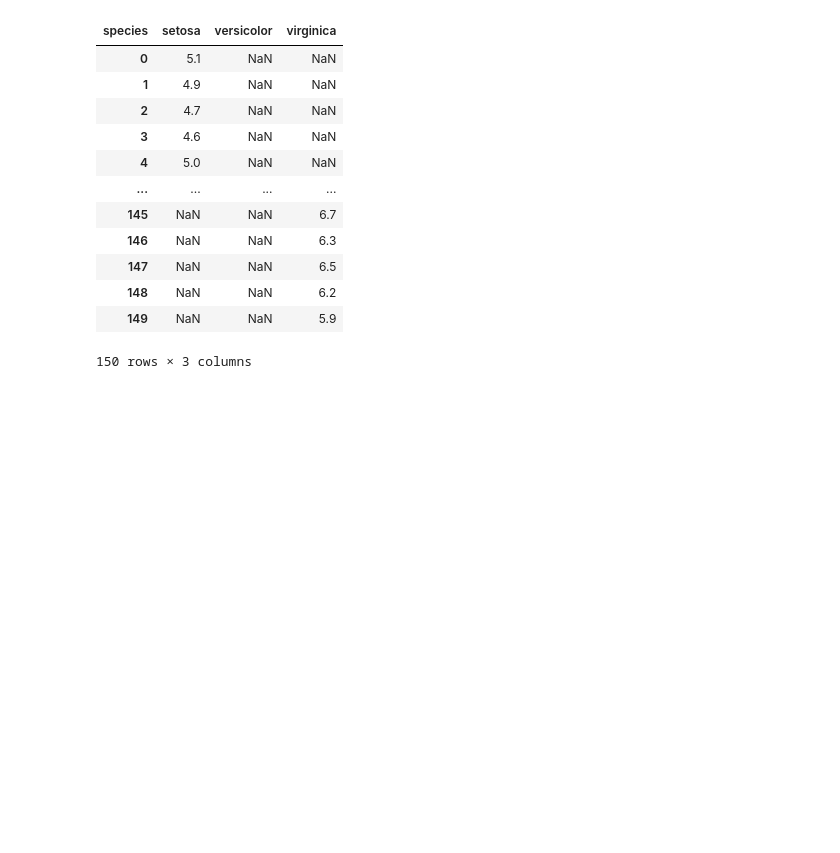
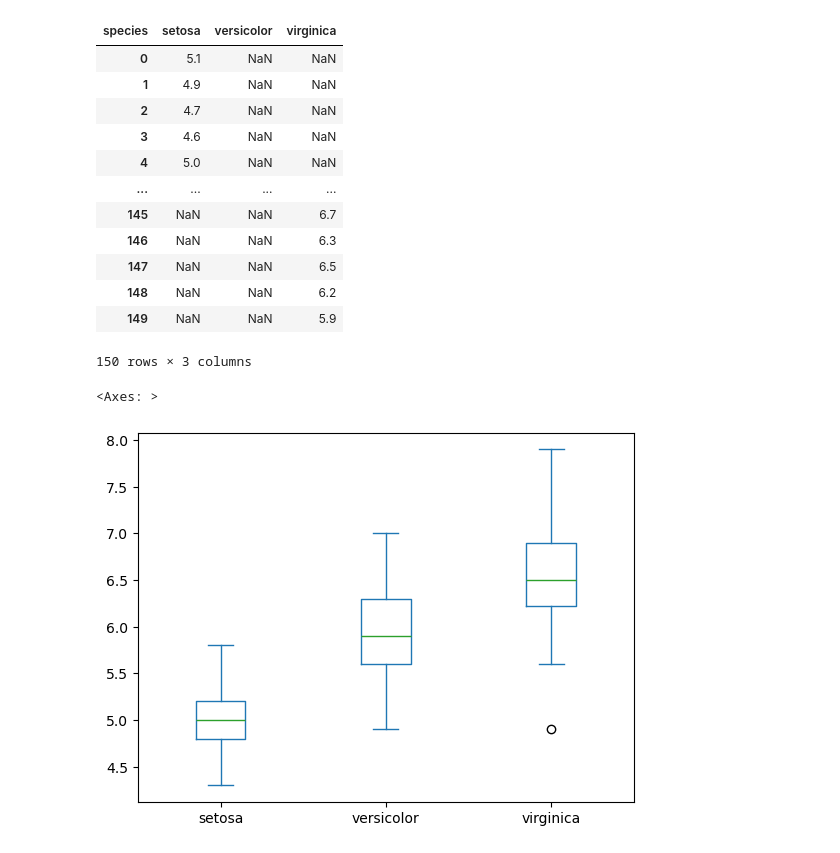
Before and after one commit to SankalpaFernando/ML_tutorials, a Jupyter notebook: iris.ipynb, the cells around one changed output. Saved outputs shown, nothing was run; the diff lists cells and outputs as text; code cells hidden in the pictures; blank space fills up the shorter version.

```diff
--- a/iris.ipynb
+++ b/iris.ipynb
@@ -69,3 +69,8 @@ iris.pivot(columns='species', values='sepal_length')
 | 148 | NaN | NaN | 6.2 |
 | 149 | NaN | NaN | 5.9 |
 150 rows × 3 columns
+# %%
+iris.pivot(columns='species', values='sepal_length').plot(kind='box')
+# %% [output]
+<Axes: >
+[figure, added]
```
Also changed, not shown: parts of 24 cells of this notebook, 1 other file.
